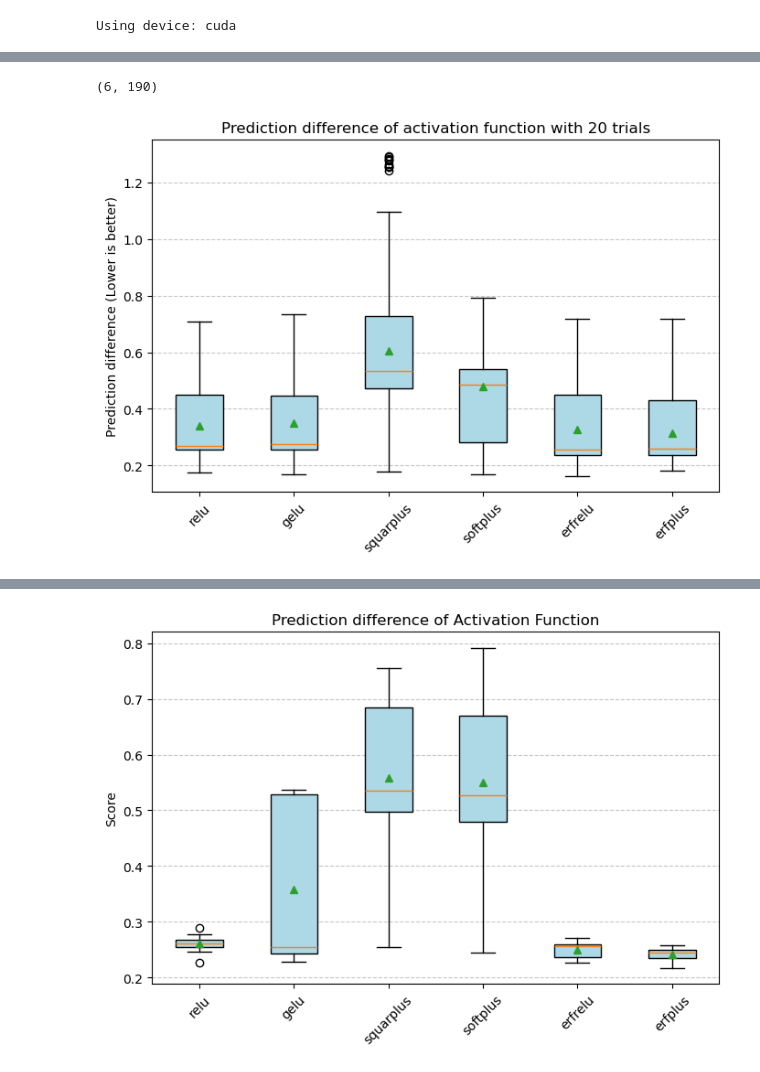
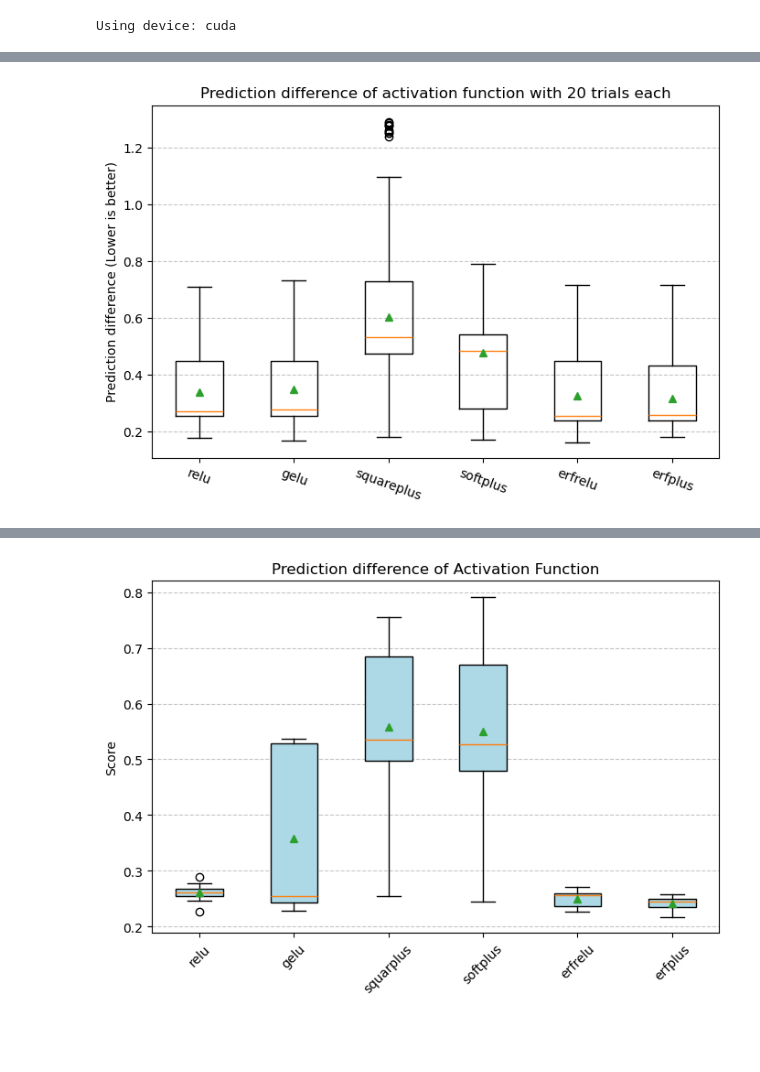
Before and after one commit to JJ0BY/Erfplus-Activation-function, a Jupyter notebook: Plotting/PlotFigures2.ipynb, the cells around one changed output, grey strips where cells are left out. Cells and saved outputs as stored; diff of their text form; code cells hidden in the pictures; blank space fills up the shorter version.

```diff
--- a/Plotting/PlotFigures2.ipynb
+++ b/Plotting/PlotFigures2.ipynb
@@ -32,7 +36,7 @@ Using device: cuda
 actFuncList = [nn.ReLU, nn.GELU, squarePlus,  nn.Softplus, erfRelu, erfPlus]
 actFuncList_str = ['relu', 'gelu', 'squarplus', 'softplus','erfrelu', 'erfplus']
 
-df = pd.DataFrame(np.zeros((30, 6)), columns=actFuncList_str)
+df = pd.DataFrame(np.zeros((50, 6)), columns=actFuncList_str)
 
 #Evaluate the model
 def evaluate(self, val_loader):
@@ -119,0 +147,15 @@ erfplus   : 2.03294 | 2.06672 | 1.98329 | 0.12570
+# %%
+T_matrix = np.zeros((6,6))
+
+P_matrix = np.zeros((6,6))
+
+n = len(actFuncList_str)
+
+for ii in range(n):
+    for jj in range(ii):
+        t1_stat, t1_p = ttest_rel(df[actFuncList_str[ii]], df[actFuncList_str[jj]])
+
+        P_matrix[ii, jj] = t1_p
+        P_matrix[jj, ii] = t1_p
+        T_matrix[ii, jj] = t1_stat
+        T_matrix[jj, ii] = t1_stat
@@ -119,0 +174,15 @@ erfplus   : 2.03294 | 2.06672 | 1.98329 | 0.12570
+# %%
+T_matrix = np.zeros((6,6))
+
+P_matrix = np.zeros((6,6))
+
+n = len(actFuncList_str)
+
+for ii in range(n):
+    for jj in range(ii):
+        t1_stat, t1_p = wilcoxon(df[actFuncList_str[ii]], df[actFuncList_str[jj]], alternative="greater")
+
+        P_matrix[ii, jj] = t1_p
+        P_matrix[jj, ii] = t1_p
+        T_matrix[ii, jj] = t1_stat
+        T_matrix[jj, ii] = t1_stat
@@ -183,23 +271,23 @@ erfplus
-# %%
-PDlists.shape
-# %% [output]
-(6, 190)
+# %%
+actFuncList_str = ['relu', 'gelu', 'squareplus', 'softplus','erfrelu', 'erfplus']
 # %%
 
 # Create the box plot
 plt.figure(figsize=(8, 5))
-plt.boxplot(PDlists.T, patch_artist=True, boxprops=dict(facecolor="lightblue"), showmeans=True)
+plt.boxplot(PDlists.T, showmeans=True)
 
 # Customize the plot
-plt.xticks(ticks=range(1, len(actFuncList_str) + 1), labels=actFuncList_str, rotation=45)  # Set x-axis labels
+plt.xticks(ticks=range(1, len(actFuncList_str) + 1), labels=actFuncList_str, rotation=-20)  # Set x-axis labels
 plt.ylabel("Prediction difference (Lower is better)")
-plt.title("Prediction difference of activation function with 20 trials")
+plt.title("Prediction difference of activation function with 20 trials each")
 plt.grid(axis='y', linestyle='--', alpha=0.7)
+
+plt.savefig(Fig_PATH + 'PD_boxplot.png')
 
 # Show the plot
 plt.show()
 # %% [output]
-[figure, old version]
+[figure, new version]
 # %%
 print("Prediction difference values")
 print('----------------------')
```
Also changed, not shown: parts of 13 cells of this notebook, 12 other files.
